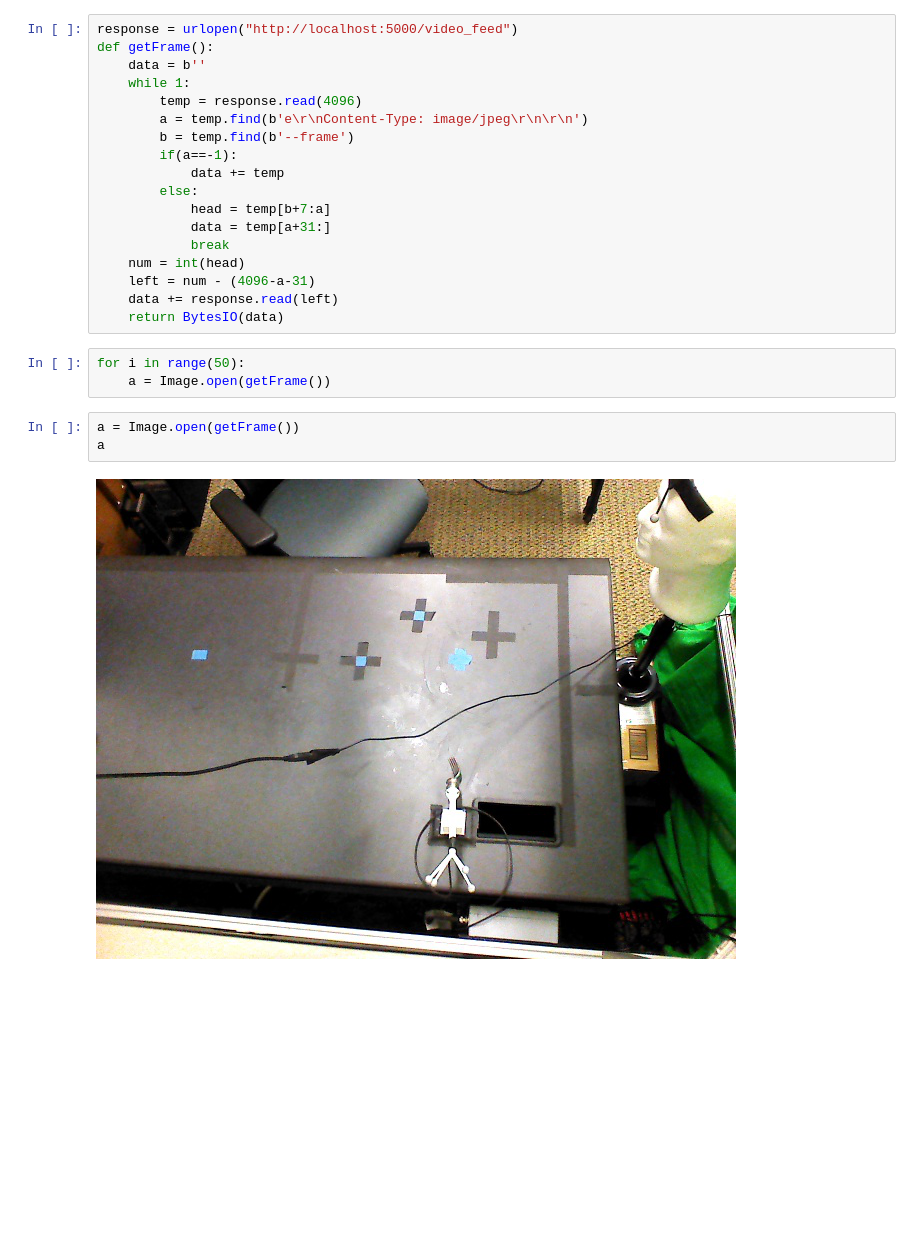
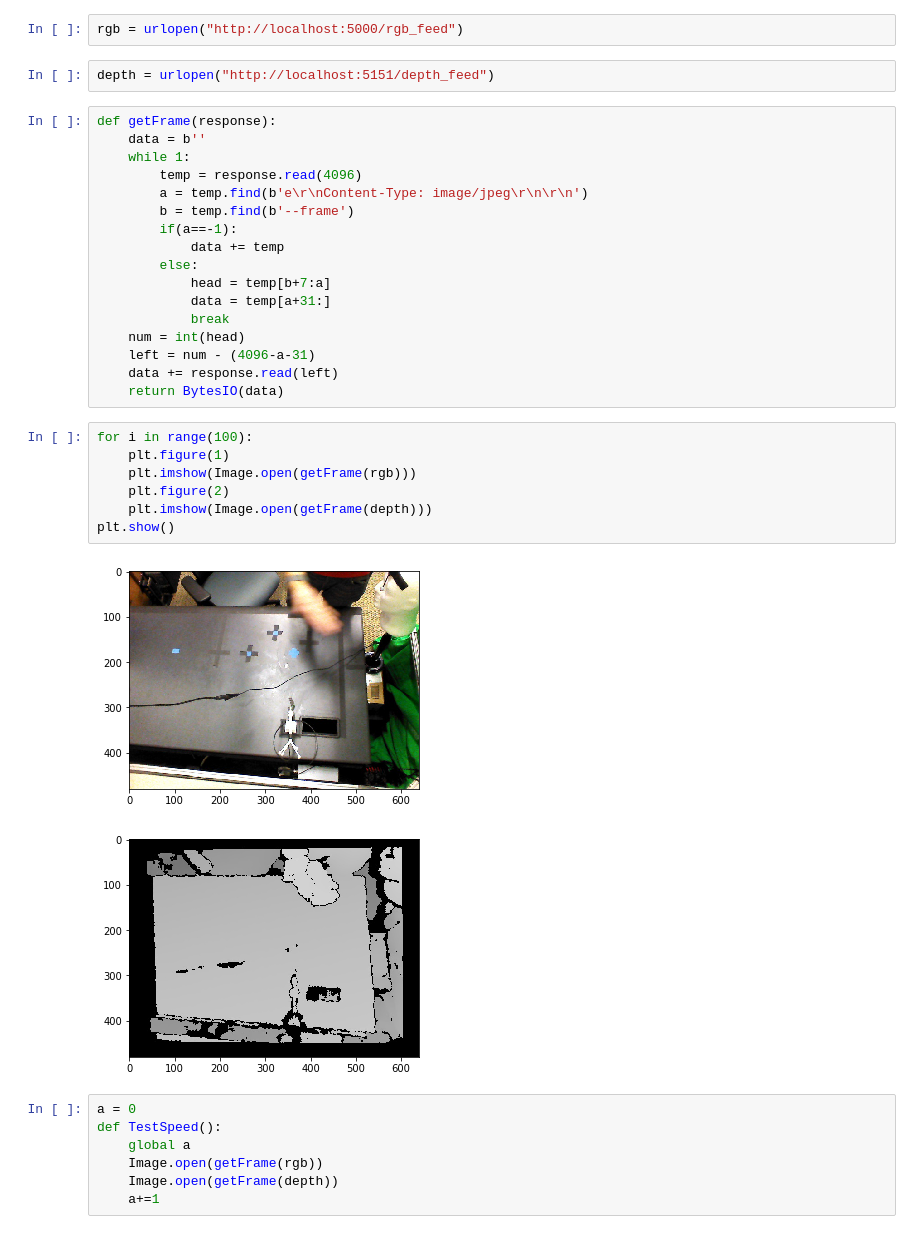
Before and after one commit to ramonqu7/wireless-data-transmission, a Jupyter notebook: Ipython test/Receiver.ipynb, the cells around one changed output. Drawn from its saved outputs; the diff is of its cells as text; blank space fills up the shorter version.

Commit message:
Publish depth and rgb different ports

```diff
--- a/Ipython test/Receiver.ipynb
+++ b/Ipython test/Receiver.ipynb
@@ -8,6 +9,9 @@ from io import BytesIO
+# %%
+rgb = urlopen("http://localhost:5000/rgb_feed")
+# %%
+depth = urlopen("http://localhost:5151/depth_feed")
 # %%
-response = urlopen("http://localhost:5000/video_feed")
-def getFrame():
+def getFrame(response):
     data = b''
     while 1:
         temp = response.read(4096)
@@ -23,11 +27,20 @@ def getFrame():
     left = num - (4096-a-31)
     data += response.read(left)
     return BytesIO(data)
-# %%
-for i in range(50):
-    a = Image.open(getFrame())
+# %%
+for i in range(100):
+    plt.figure(1)
+    plt.imshow(Image.open(getFrame(rgb)))
+    plt.figure(2)
+    plt.imshow(Image.open(getFrame(depth)))
+plt.show()
+# %% [output]
+[figure, added]
+[figure, added]
 # %%
-a = Image.open(getFrame())
-a
+a = 0
+def TestSpeed():
+    global a
+    Image.open(getFrame(rgb))
+    Image.open(getFrame(depth))
+    a+=1
-# %% [output]
-[figure, removed]
```
Also changed, not shown: parts of 3 cells of this notebook, 2 other files.
